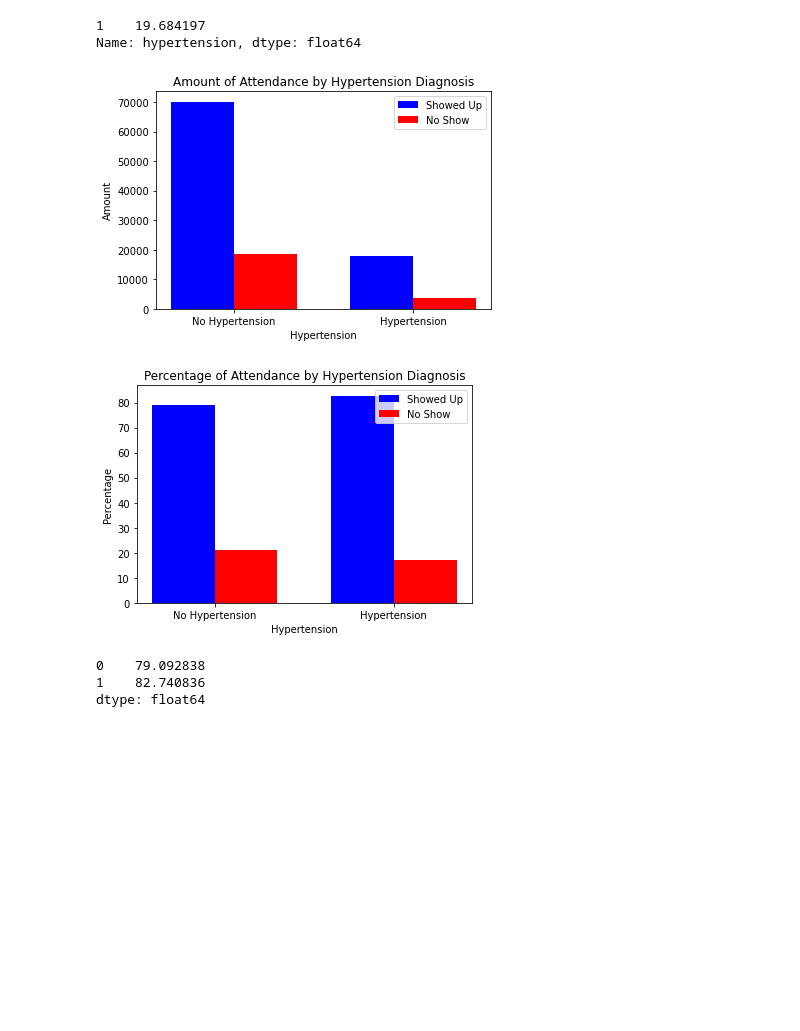
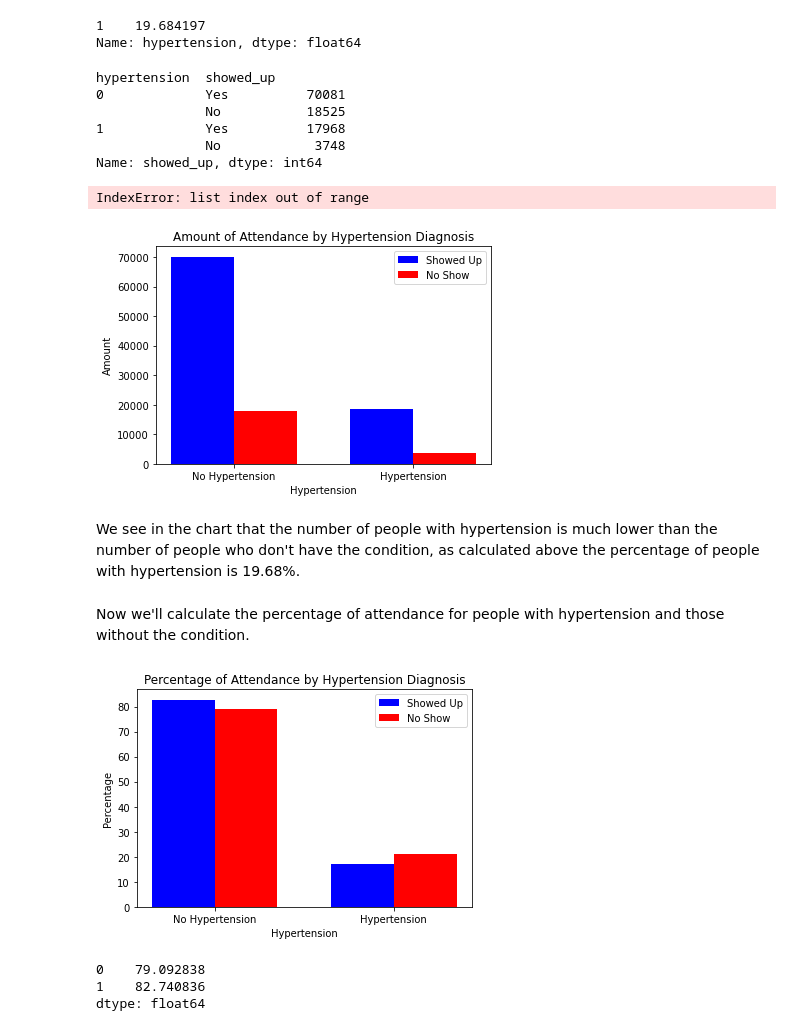
Before and after one commit to jlvalport/Medical-appointments-analysis, a Jupyter notebook: No-show Medical Appointments Analysis.ipynb, the cells around one changed output. Drawn from its saved outputs; the diff is of its cells as text; code cells hidden in the pictures; blank space fills up the shorter version.

Commit message:
Trying to fix tables in charts

```diff
--- a/No-show Medical Appointments Analysis.ipynb
+++ b/No-show Medical Appointments Analysis.ipynb
@@ -461,9 +447,19 @@ percent_no_show_hypertension = pd.Series(np.array([percent_show_hyper_no['No'],
+# %%
+grouped_hyper = df.groupby(['hypertension'])['showed_up'].value_counts()
+grouped_hyper
+# %% [output]
+hypertension  showed_up
+0             Yes          70081
+              No           18525
+1             Yes          17968
+              No            3748
+Name: showed_up, dtype: int64
 # %%
-ind_x = np.arange(len(amount_show_hypertension))  # the x locations for the groups
+ind_x = np.arange(len(grouped_hyper[0]))  # the x locations for the groups
 width_bars = 0.35       # the width of the bars
 
-blue_bars = plt.bar(ind_x, amount_show_hypertension, width_bars, color='blue', label='Showed Up')
-orange_bars = plt.bar(ind_x + width_bars, amount_no_show_hypertension, width_bars, color='red', label='No Show')
+blue_bars = plt.bar(ind_x, grouped_hyper[0], width_bars, color='blue', label='Showed Up')
+orange_bars = plt.bar(ind_x + width_bars, grouped_hyper[1], width_bars, color='red', label='No Show')
 
 # title and labels
 plt.ylabel('Amount')
@@ -475,27 +471,41 @@ plt.xticks(locations, labels)
 
 # legend
 plt.legend();
+
+the_table = plt.table(cellText=[['70081', '18525'], ['17968', '3748']],
+                      rowLabels=['Hypertension', 'No Hypertension'],
+                      rowColours=['black'],
+                      colLabels=['Showed', 'No Show'],
+                      loc='bottom')
 # %% [output]
+IndexError: list index out of range
 [figure]
+# %% [markdown]
+We see in the chart that the number of people with hypertension is much lower than the number of people who don't have the condition, as calculated above the percentage of people with hypertension is 19.68%.
+# %% [markdown]
+Now we'll calculate the percentage of attendance for people with hypertension and those without the condition.
+# %%
+per_group_not_hyper = grouped_hyper[0] / (grouped_hyper[0].sum()) * 100
+per_group_hyper = grouped_hyper[1] / (grouped_hyper[1].sum()) * 100
 # %%
-ind_x = np.arange(len(percent_show_hypertension))  # the x locations for the groups
+ind_x = np.arange(len(per_group_hyper))  # the x locations for the groups
 width_bars = 0.35       # the width of the bars
 
-blue_bars = plt.bar(ind_x, percent_show_hypertension, width_bars, color='blue', label='Showed Up')
-orange_bars = plt.bar(ind_x + width_bars, percent_no_show_hypertension, width_bars, color='red', label='No Show')
+blue_bars = plt.bar(ind_x, per_group_hyper, width_bars, color='blue', label='Showed Up')
+orange_bars = plt.bar(ind_x + width_bars, per_group_not_hyper, width_bars, color='red', label='No Show')
 
 # title and labels
 plt.ylabel('Percentage')
 plt.xlabel('Hypertension')
 plt.title('Percentage of Attendance by Hypertension Diagnosis')
 locations = ind_x + width_bars / 2  # xtick locations
 labels = ['No Hypertension', 'Hypertension']  # xtick labels
 plt.xticks(locations, labels)
 
 # legend
 plt.legend();
 # %% [output]
-[figure, old version]
+[figure, new version]
 # %%
 # Percentage of people that showed up who have or not hypertension
 percent_show_hypertension
```
Also changed, not shown: parts of 5 cells of this notebook.
